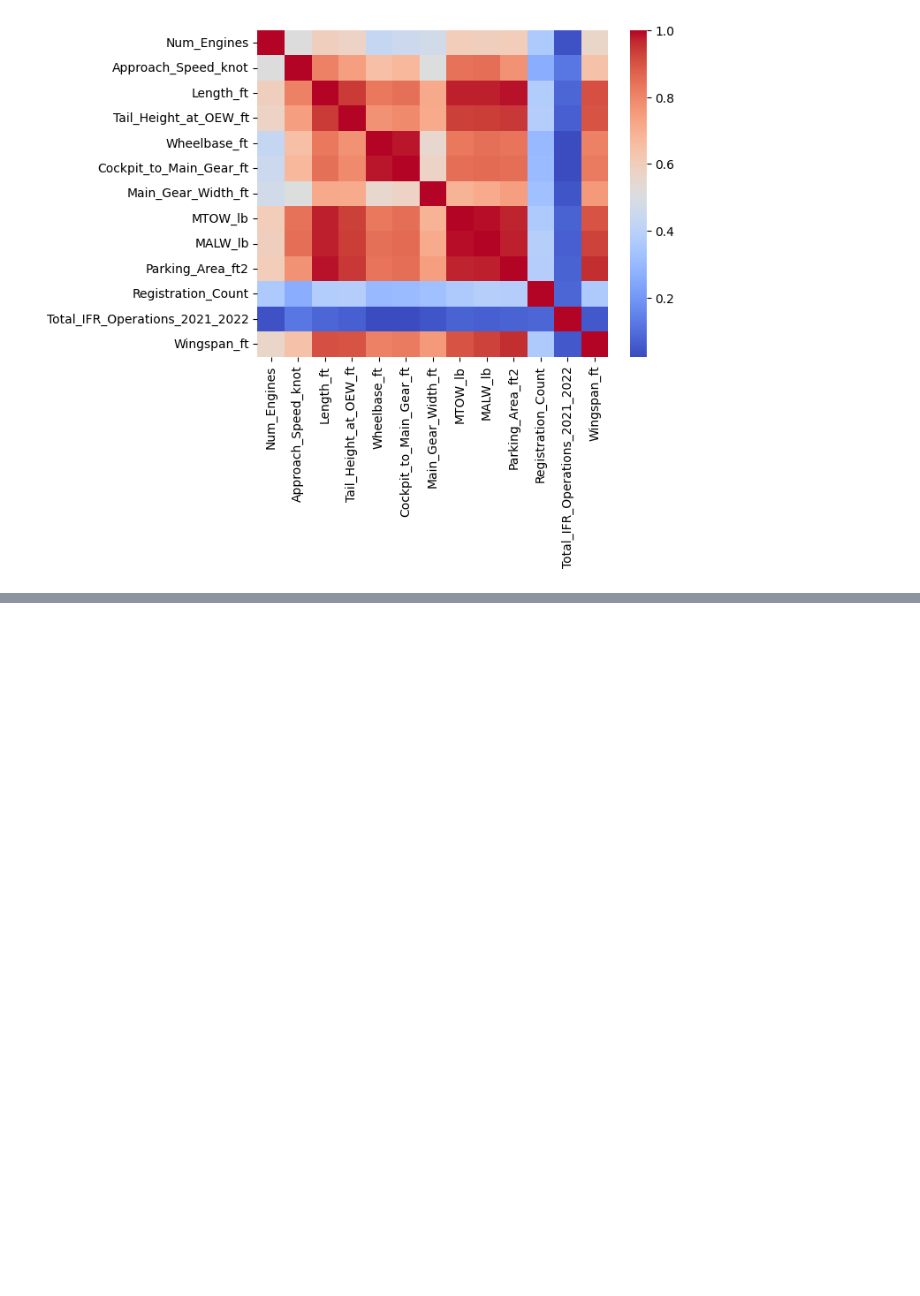
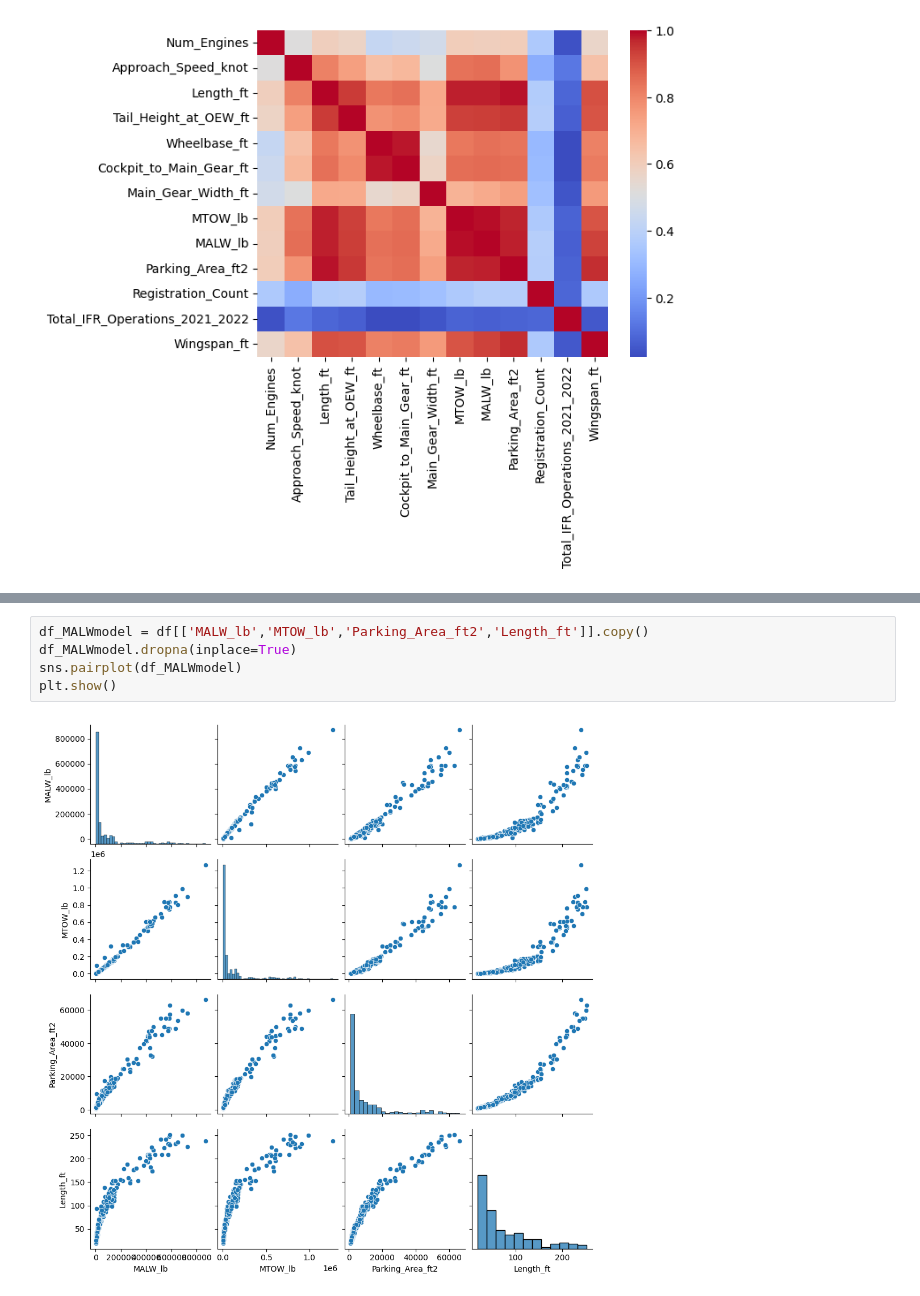
Before and after one commit to SharpWave/Dave_ML, a Jupyter notebook: FAA.ipynb, the cells around one changed output, grey strips where cells are left out. Drawn from its saved outputs; the diff is of its cells as text; blank space fills up the shorter version.

```diff
--- a/FAA.ipynb
+++ b/FAA.ipynb
@@ -278,0 +309,7 @@ Next we'll wrangle the categorical vars in this dataset
+# %%
+df_MALWmodel = df[['MALW_lb','MTOW_lb','Parking_Area_ft2','Length_ft']].copy()
+df_MALWmodel.dropna(inplace=True)
+sns.pairplot(df_MALWmodel)
+plt.show()
+# %% [output]
+[figure, added]
```
Also changed, not shown: parts of 3 cells of this notebook.
